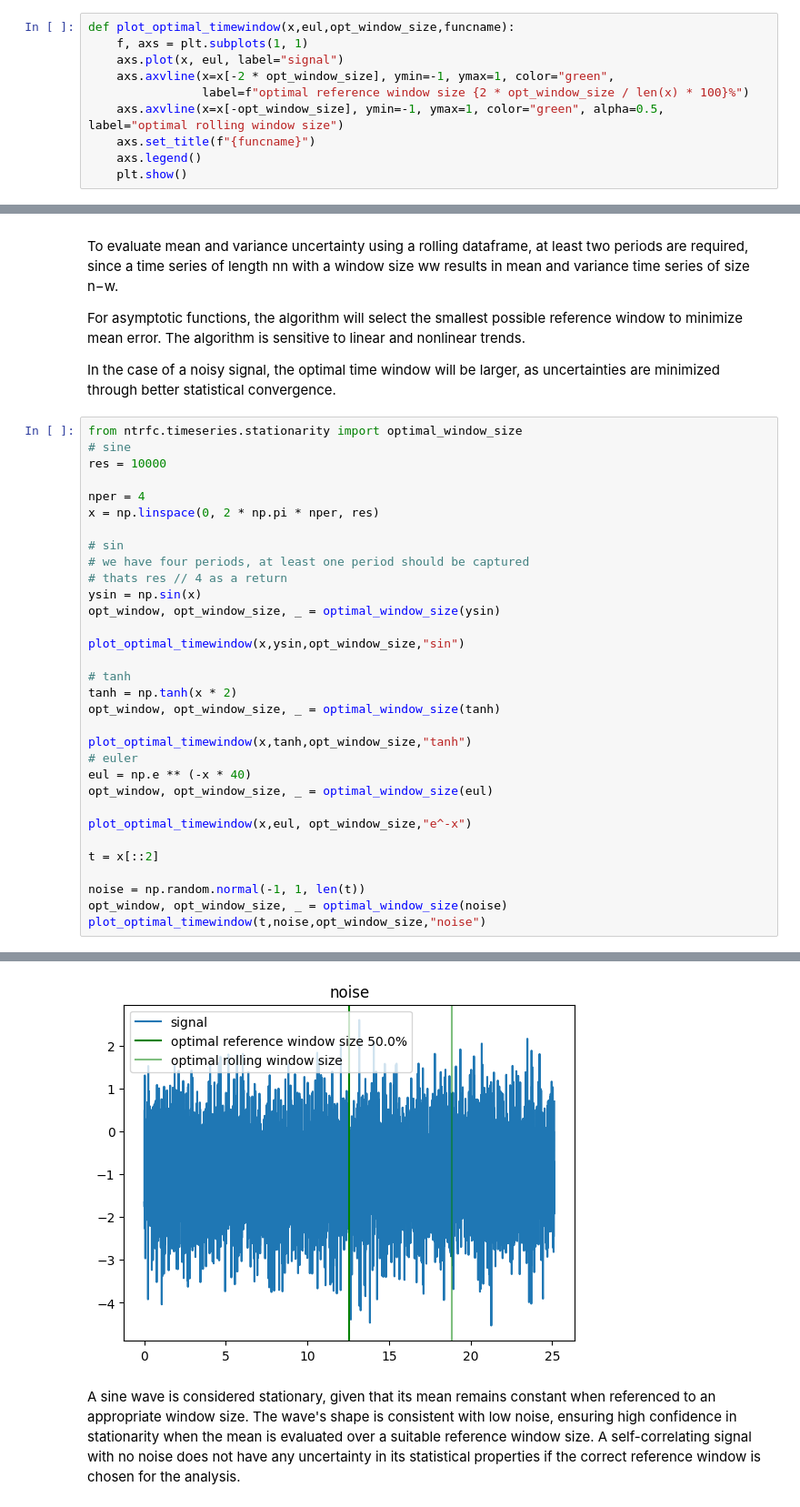
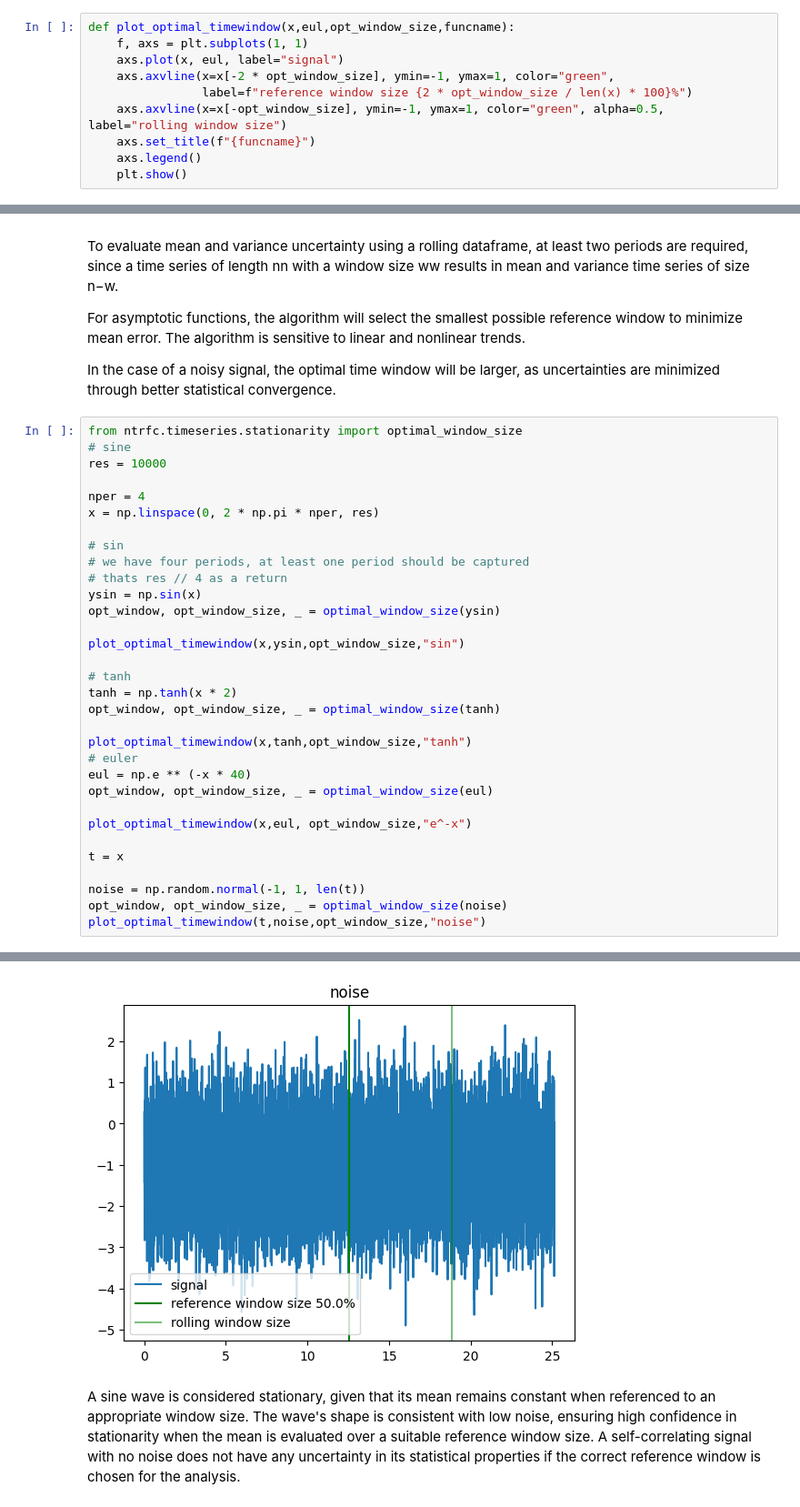
Before and after one commit to MaNyh/NTRfC, a Jupyter notebook: examples/check_timeseries_stationarity.ipynb, the cells around one changed output, grey strips where cells are left out. Shown at 91% size. Saved outputs shown, nothing was run; the diff lists cells and outputs as text.

```diff
--- a/examples/check_timeseries_stationarity.ipynb
+++ b/examples/check_timeseries_stationarity.ipynb
@@ -67,8 +67,8 @@ def plot_optimal_timewindow(x,eul,opt_window_size,funcname):
     f, axs = plt.subplots(1, 1)
     axs.plot(x, eul, label="signal")
     axs.axvline(x=x[-2 * opt_window_size], ymin=-1, ymax=1, color="green",
-                label=f"optimal reference window size {2 * opt_window_size / len(x) * 100}%")
-    axs.axvline(x=x[-opt_window_size], ymin=-1, ymax=1, color="green", alpha=0.5, label="optimal rolling window size")
+                label=f"reference window size {2 * opt_window_size / len(x) * 100}%")
+    axs.axvline(x=x[-opt_window_size], ymin=-1, ymax=1, color="green", alpha=0.5, label="rolling window size")
     axs.set_title(f"{funcname}")
     axs.legend()
     plt.show()
@@ -107,7 +107,7 @@ opt_window, opt_window_size, _ = optimal_window_size(eul)
 
 plot_optimal_timewindow(x,eul, opt_window_size,"e^-x")
 
-t = x[::2]
+t = x
 
 noise = np.random.normal(-1, 1, len(t))
 opt_window, opt_window_size, _ = optimal_window_size(noise)
@@ -119,4 +119,4 @@ plot_optimal_timewindow(t,noise,opt_window_size,"noise")
-[figure, old version]
+[figure, new version]
 # %% [markdown]
 A sine wave is considered stationary, given that its mean remains constant when referenced to an appropriate window size. The wave's shape is consistent with low noise, ensuring high confidence in stationarity when the mean is evaluated over a suitable reference window size. A self-correlating signal with no noise does not have any uncertainty in its statistical properties if the correct reference window is chosen for the analysis.
 # %%
```
Also changed, not shown: parts of 12 cells of this notebook, 9 other files.
